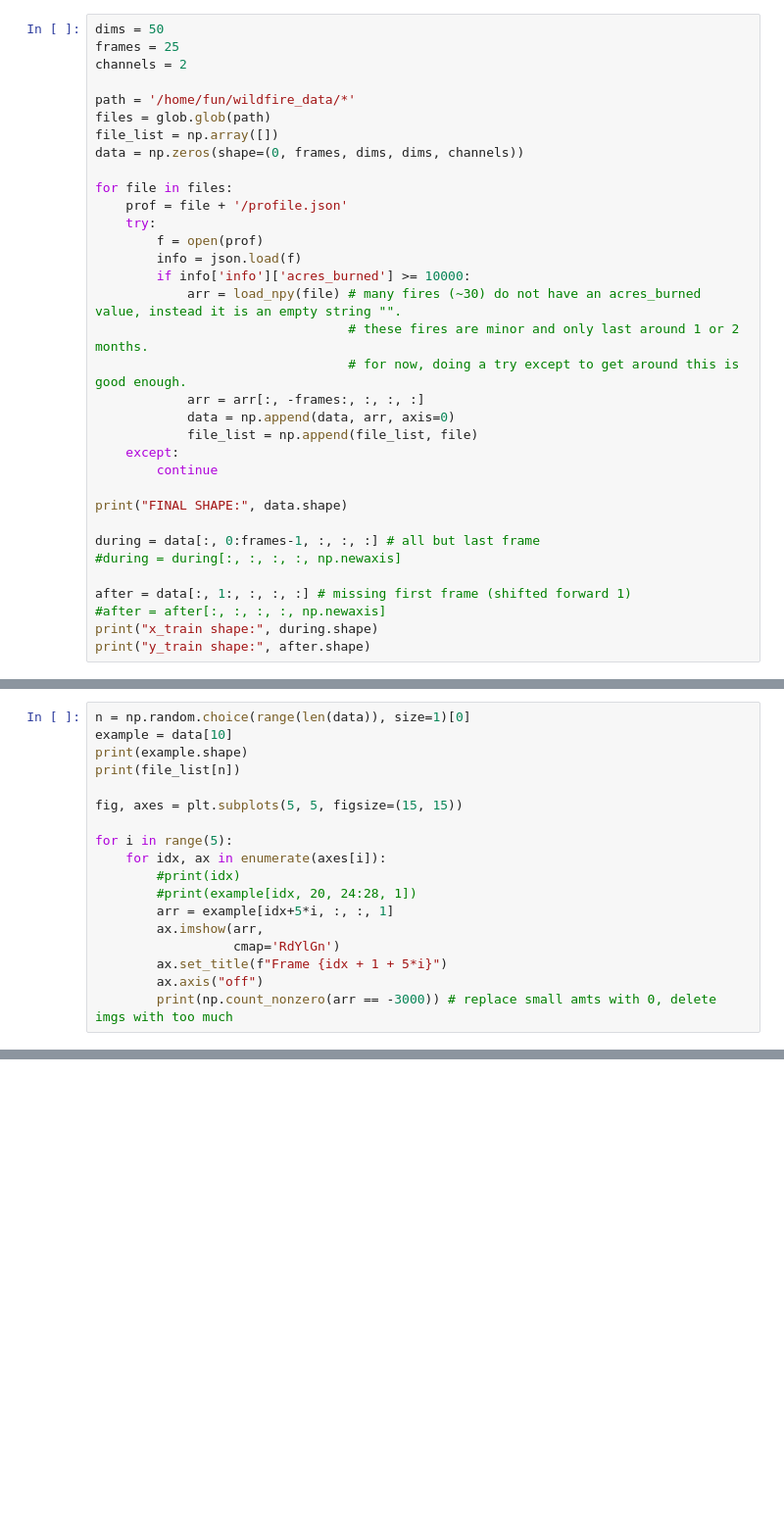
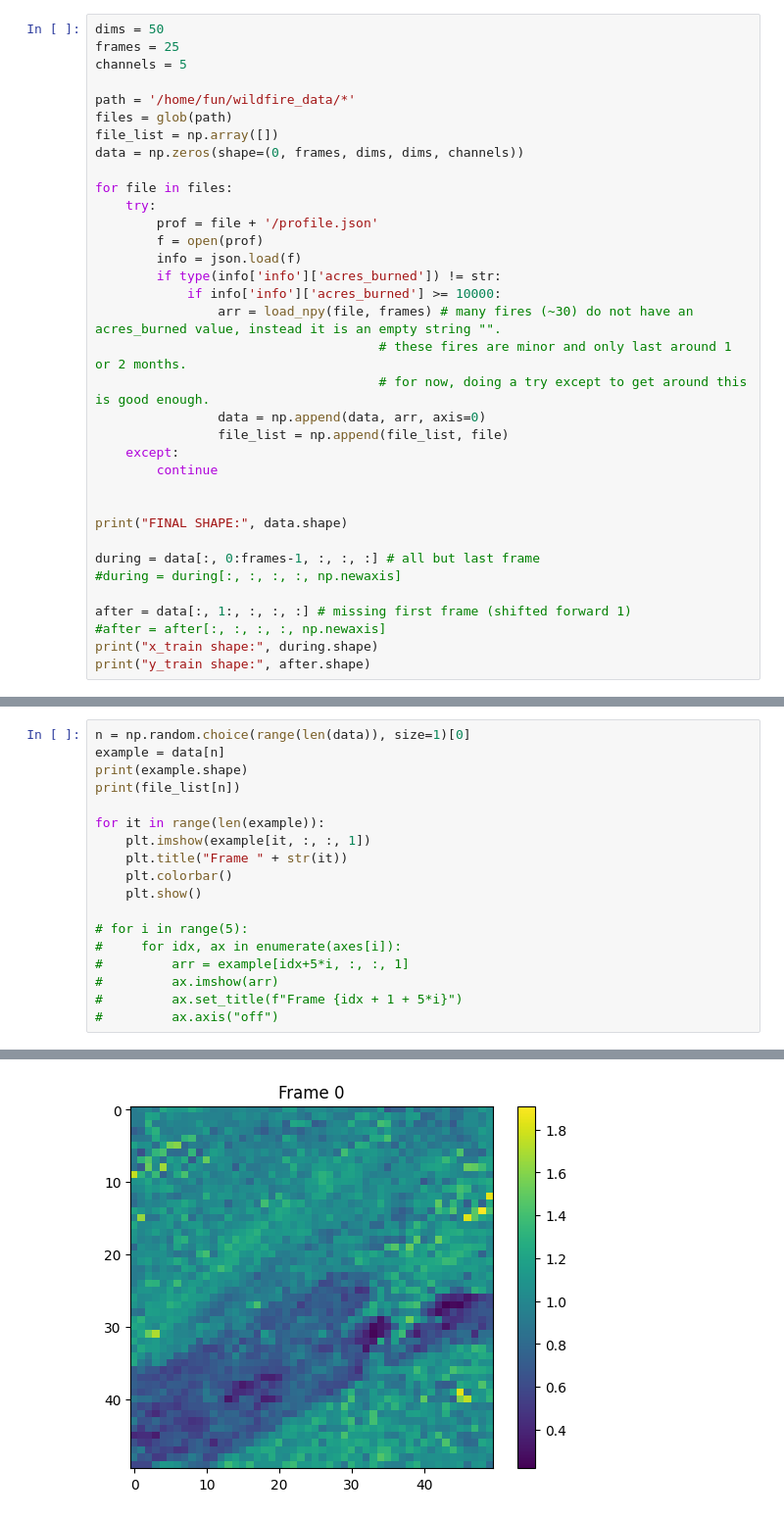
Before and after one commit to jliu2006/plant-predictor, a Jupyter notebook: convlstm.ipynb, the cells around one changed output, grey strips where cells are left out. Shown: that part at 98% size. Drawn from its saved outputs; the diff is of its cells as text; blank space fills up the shorter version.

```diff
--- a/convlstm.ipynb
+++ b/convlstm.ipynb
@@ -44,27 +77,28 @@ def load_npy(folder): # used for MOD14A2, MOD13Q1
 # %%
 dims = 50
 frames = 25
-channels = 2
+channels = 5
 
 path = '/home/fun/wildfire_data/*'
-files = glob.glob(path)
+files = glob(path)
 file_list = np.array([])
 data = np.zeros(shape=(0, frames, dims, dims, channels))
 
 for file in files:
-    prof = file + '/profile.json'
     try:
+        prof = file + '/profile.json'
         f = open(prof)
         info = json.load(f)
-        if info['info']['acres_burned'] >= 10000:
-            arr = load_npy(file) # many fires (~30) do not have an acres_burned value, instead it is an empty string "".
-                                 # these fires are minor and only last around 1 or 2 months.
-                                 # for now, doing a try except to get around this is good enough.
-            arr = arr[:, -frames:, :, :, :]
-            data = np.append(data, arr, axis=0)
-            file_list = np.append(file_list, file)
+        if type(info['info']['acres_burned']) != str:
+            if info['info']['acres_burned'] >= 10000:
+                arr = load_npy(file, frames) # many fires (~30) do not have an acres_burned value, instead it is an empty string "".
+                                     # these fires are minor and only last around 1 or 2 months.
+                                     # for now, doing a try except to get around this is good enough.
+                data = np.append(data, arr, axis=0)
+                file_list = np.append(file_list, file)
     except:
         continue
+
 
 print("FINAL SHAPE:", data.shape)
 
@@ -163,19 +201,19 @@ Epoch 5/5
 # %%
 n = np.random.choice(range(len(data)), size=1)[0]
-example = data[10]
+example = data[n]
 print(example.shape)
 print(file_list[n])
 
-fig, axes = plt.subplots(5, 5, figsize=(15, 15))
+for it in range(len(example)):
+    plt.imshow(example[it, :, :, 1])
+    plt.title("Frame " + str(it))
+    plt.colorbar()
+    plt.show()
 
-for i in range(5):
-    for idx, ax in enumerate(axes[i]):
-        #print(idx)
-        #print(example[idx, 20, 24:28, 1])
-        arr = example[idx+5*i, :, :, 1]
-        ax.imshow(arr,
-                  cmap='RdYlGn')
-        ax.set_title(f"Frame {idx + 1 + 5*i}")
-        ax.axis("off")
-        print(np.count_nonzero(arr == -3000)) # replace small amts with 0, delete imgs with too much
+# for i in range(5):
+#     for idx, ax in enumerate(axes[i]):
+#         arr = example[idx+5*i, :, :, 1]
+#         ax.imshow(arr)
+#         ax.set_title(f"Frame {idx + 1 + 5*i}")
+#         ax.axis("off")
 # %% [output]
@@ -182,0 +222 @@ NameError: name 'np' is not defined
+[figure, added]
```
Also changed, not shown: parts of 8 cells of this notebook, 27 other files.
